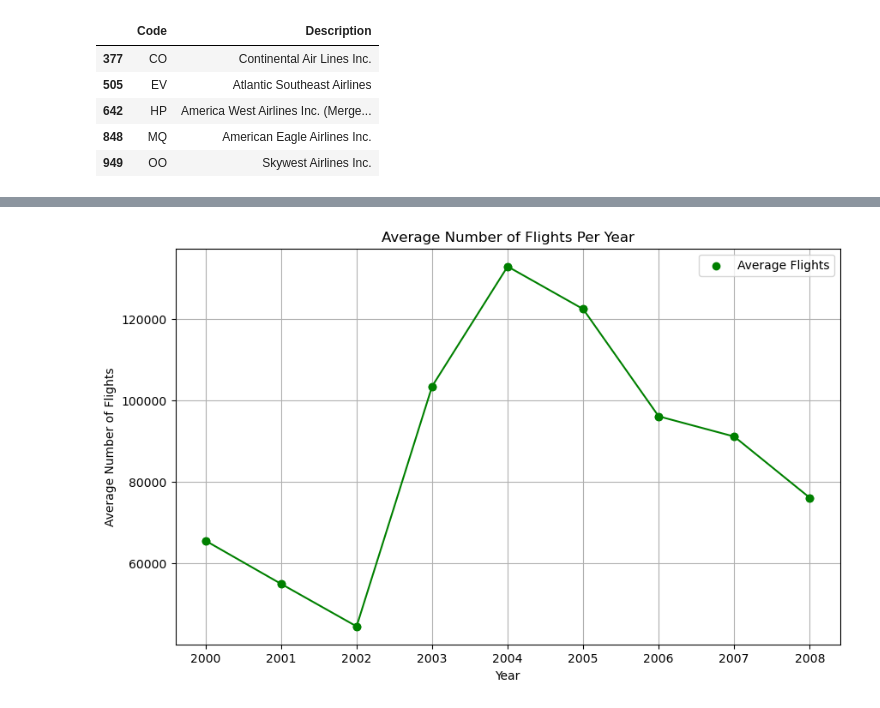
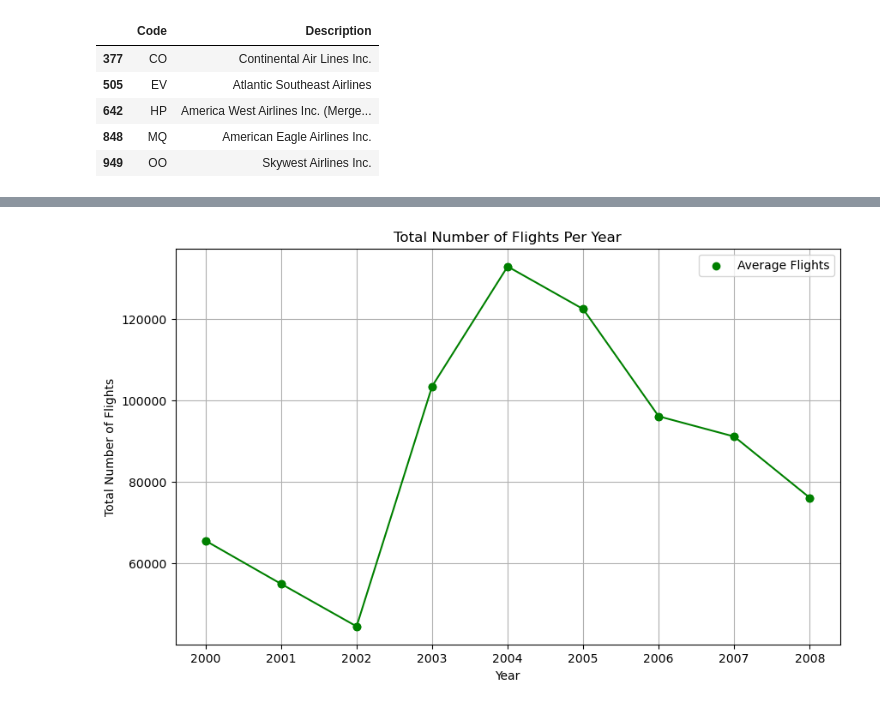
Before and after one commit to purcellcjp/module_7_project_1, a Jupyter notebook: ic.ipynb, the cells around one changed output, grey strips where cells are left out. Cells and saved outputs as stored; diff of their text form; code cells hidden in the pictures.

```diff
--- a/ic.ipynb
+++ b/ic.ipynb
@@ -213,21 +213,21 @@ total_flights_per_year
 # %%
 # Plotting the scatter plot with a connecting line
 plt.figure(figsize=(10, 6))
 
 # Scatter plot
-plt.scatter(average_flights_per_year['Year'], average_flights_per_year['AverageFlights'], color='green', label='Average Flights')
+plt.scatter(total_flights_per_year['Year'], total_flights_per_year['TotalFlights'], color='green', label='Average Flights')
 
 # Line connecting the scatter points
-plt.plot(average_flights_per_year['Year'], average_flights_per_year['AverageFlights'], color='green', linestyle='-', marker='o')
+plt.plot(total_flights_per_year['Year'], total_flights_per_year['TotalFlights'], color='green', linestyle='-', marker='o')
 
 # Labels and title
 plt.xlabel('Year')
-plt.ylabel('Average Number of Flights')
-plt.title('Average Number of Flights Per Year')
+plt.ylabel('Total Number of Flights')
+plt.title('Total Number of Flights Per Year')
 plt.grid(True)
 plt.legend()
 
 # Display the plot
 plt.show()
 # %% [output]
-[figure, old version]
+[figure, new version]
```
Also changed, not shown: parts of 6 cells of this notebook.
